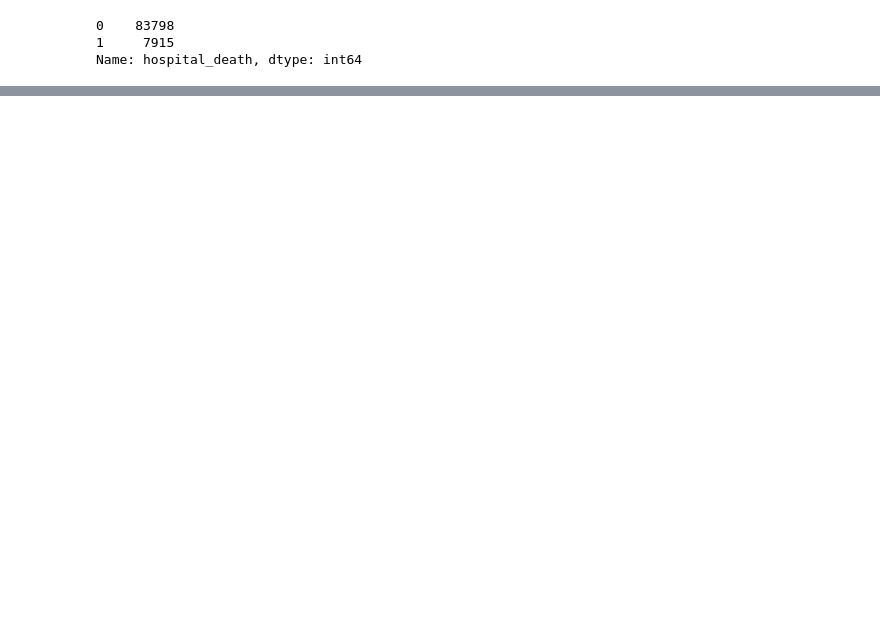
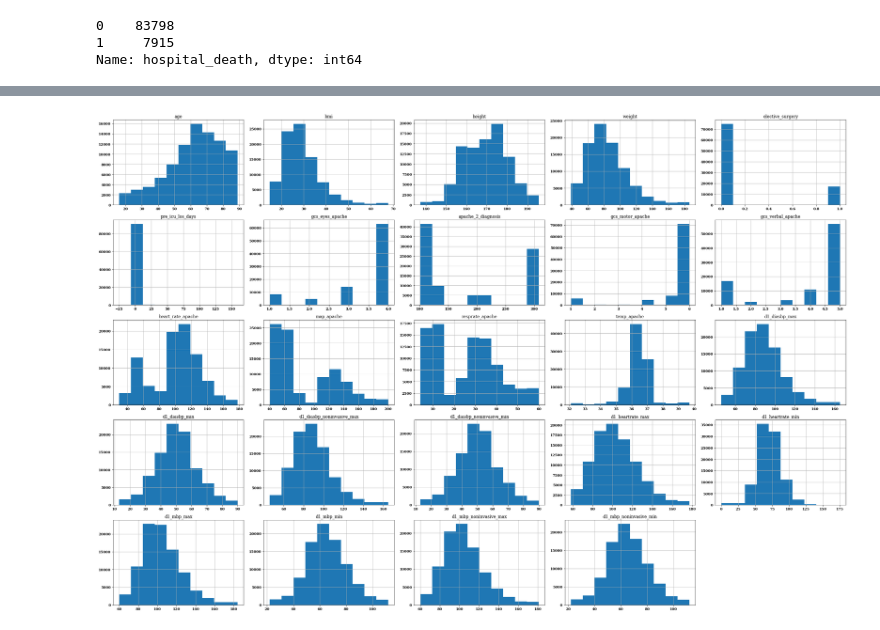
Before and after one commit to EladBil/DS-Squad-Project, a Jupyter notebook: data_analysis.ipynb, the cells around one changed output, grey strips where cells are left out. Saved outputs shown, nothing was run; the diff lists cells and outputs as text; code cells hidden in the pictures; blank space fills up the shorter version.

```diff
--- a/data_analysis.ipynb
+++ b/data_analysis.ipynb
@@ -83 +68,16 @@ len(numerical_features)
+# %%
+complete_data.drop(complete_data.columns[[0,1,83]], axis=1, inplace=True)
+features = complete_data.columns
+numerical_features = ["age", "bmi","height", "weight", "elective_surgery",
+                      "pre_icu_los_days", "gcs_eyes_apache","apache_2_diagnosis",
+                      "gcs_motor_apache", "gcs_verbal_apache", "heart_rate_apache",
+                     "map_apache", "resprate_apache", "temp_apache", "d1_diasbp_max",
+                      "d1_diasbp_min","d1_diasbp_noninvasive_max", "d1_diasbp_noninvasive_min",
+                      "d1_heartrate_max", "d1_heartrate_min", "d1_mbp_max", "d1_mbp_min",
+                      "d1_mbp_noninvasive_max", "d1_mbp_noninvasive_min"]
+
+categorial_features = ["hospital_id", "ethnicity", "gender", "icu_admit_source"]
+
+binary_features = ["arf_apache", "gcs_unable_apache", "intubated_apache",
+                   "ventilated_apache", "elective_surgery", "gender", "apache_post_operative"]
 # %% [markdown]
@@ -140,0 +235,10 @@ histogram:
+# %%
+#show data distribution
+
+df = pd.read_csv('dataset.csv')
+
+df[numerical_features].hist(alpha=1, figsize=(30, 20))
+plt.tight_layout()
+plt.show()
+# %% [output]
+[figure, added]
```
Also changed, not shown: parts of 17 cells of this notebook.
